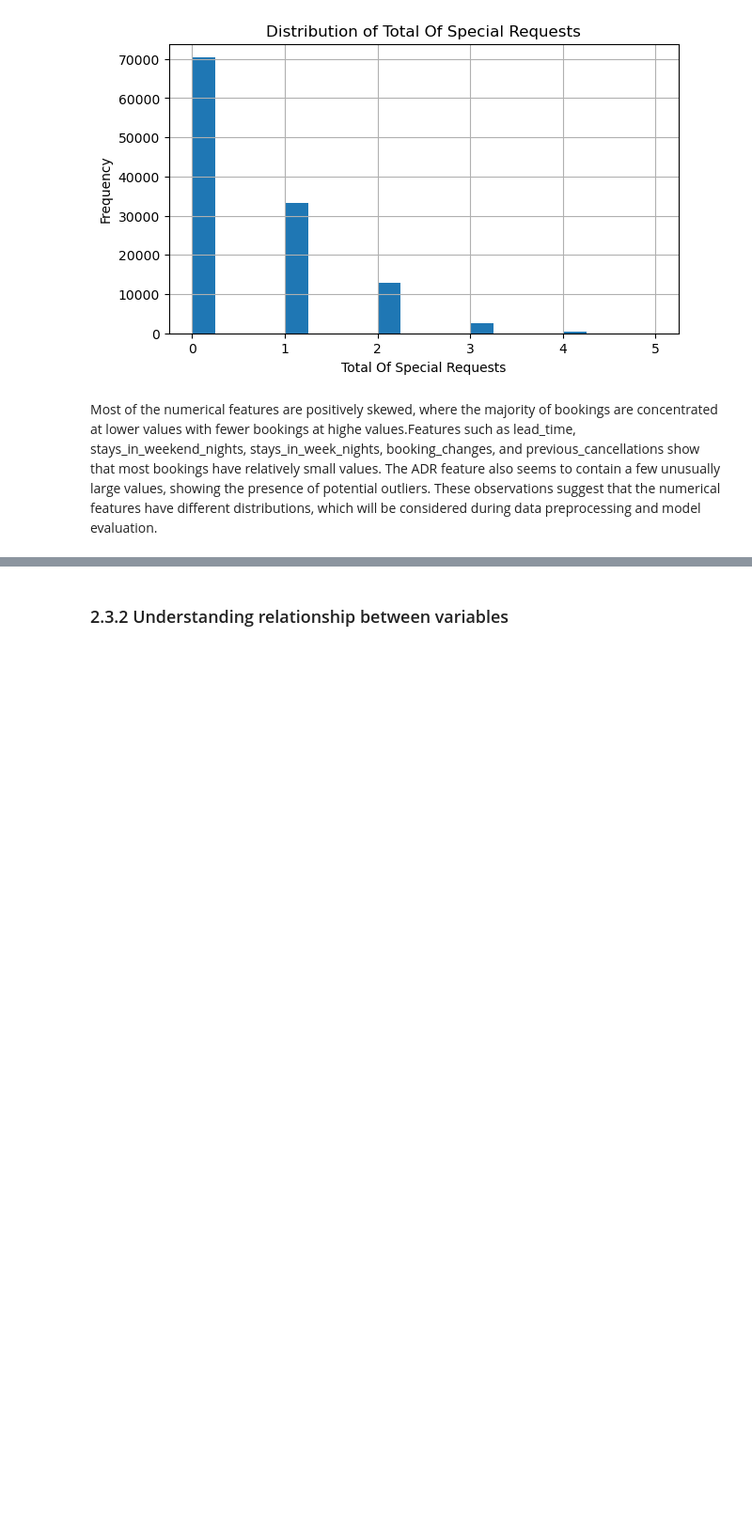
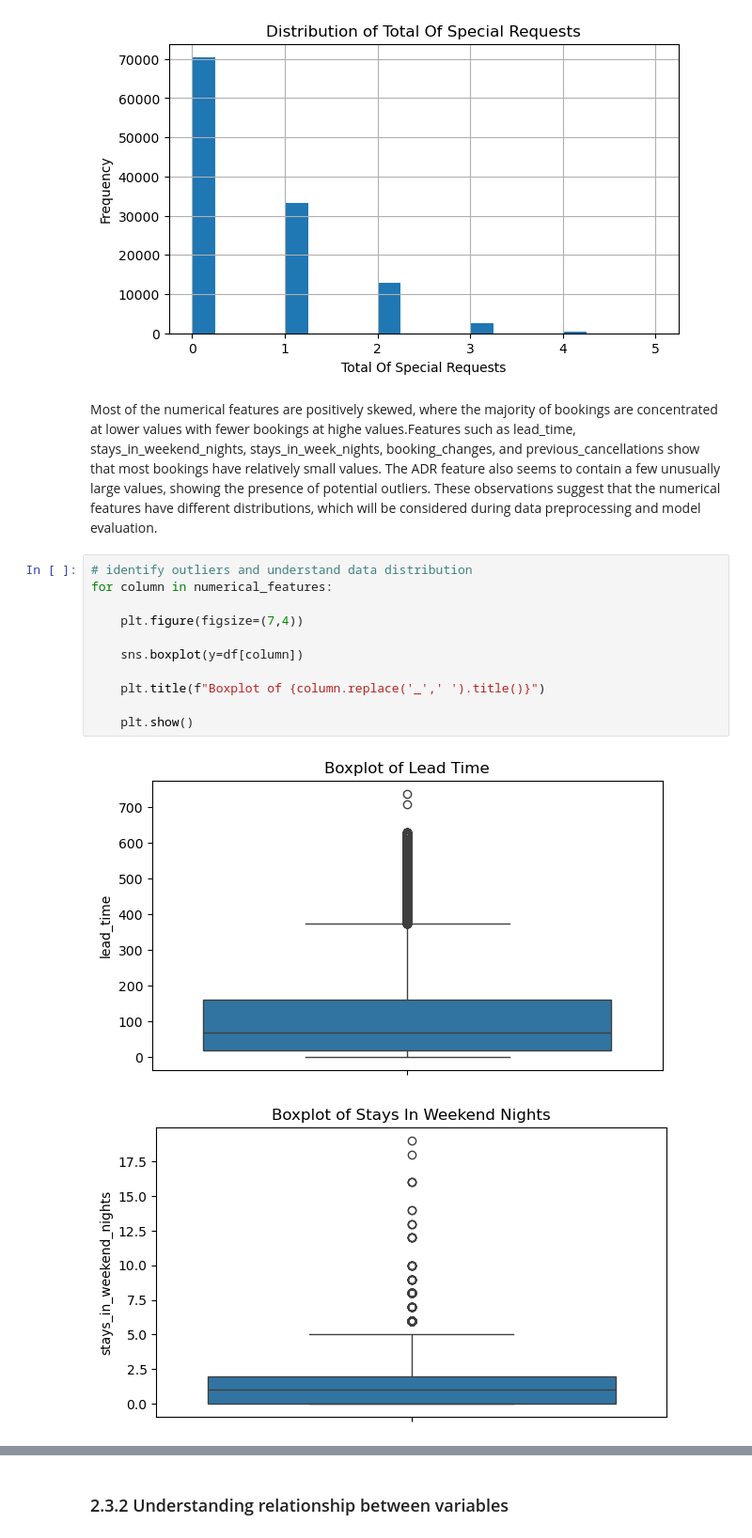
Before and after one commit to yixqinggg/mldp_hotel_booking_prediction, a Jupyter notebook: hotel_booking_cancellation_prediction.ipynb, the cells around one changed output, grey strips where cells are left out. Shown at 94% size. Saved outputs shown, nothing was run; the diff lists cells and outputs as text; blank space fills up the shorter version.

Commit message:
Identify outliers in numerical features

```diff
--- a/hotel_booking_cancellation_prediction.ipynb
+++ b/hotel_booking_cancellation_prediction.ipynb
@@ -236,3 +236,17 @@ for column in numerical_features:
 [figure]
 # %% [markdown]
 Most of the numerical features are positively skewed, where the majority of  bookings are concentrated at lower values with fewer bookings at highe values.Features such as lead_time, stays_in_weekend_nights, stays_in_week_nights, booking_changes, and previous_cancellations show that most bookings have relatively small values. The ADR feature also seems to contain a few unusually large values, showing the presence of potential outliers. These observations suggest that the numerical features have different distributions, which will be considered during data preprocessing and model evaluation.
+# %%
+# identify outliers and understand data distribution
+for column in numerical_features:
+
+    plt.figure(figsize=(7,4))
+
+    sns.boxplot(y=df[column])
+
+    plt.title(f"Boxplot of {column.replace('_',' ').title()}")
+
+    plt.show()
+# %% [output]
+[figure, added]
+[figure, added]
```
Also changed, not shown: parts of 2 cells of this notebook.
